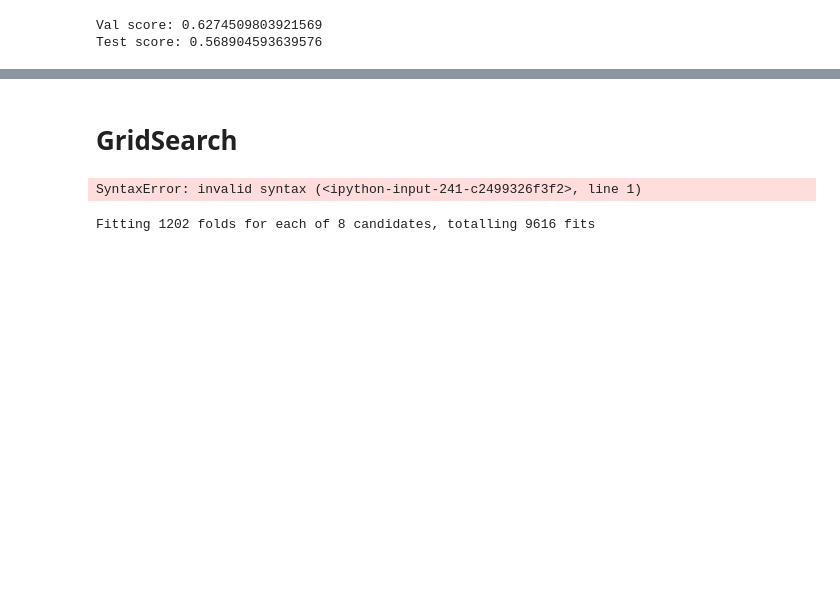
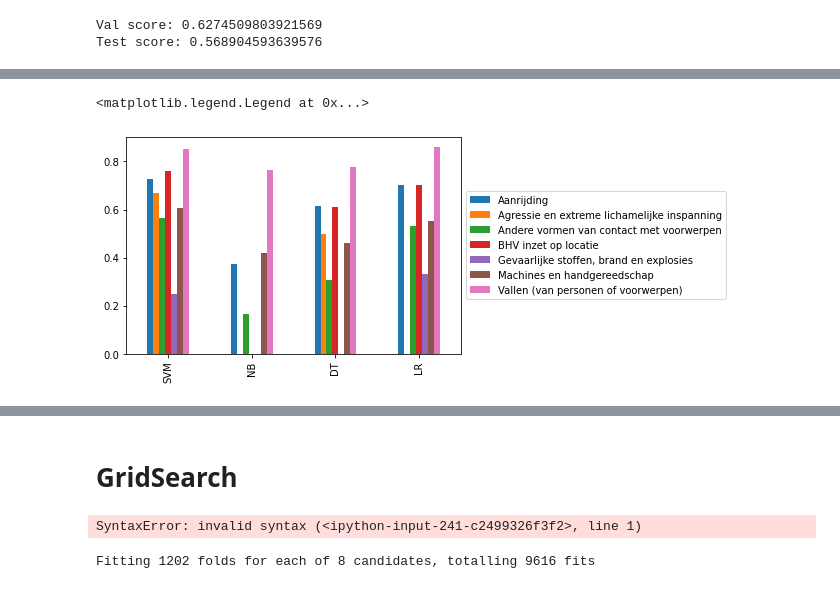
Before and after one commit to bryonie/Multi-Class-Text-Classification, a Jupyter notebook: Fix_Gridcearch.ipynb, the cells around one changed output, grey strips where cells are left out. Saved outputs shown, nothing was run; the diff lists cells and outputs as text; code cells hidden in the pictures; blank space fills up the shorter version.

```diff
--- a/Fix_Gridcearch.ipynb
+++ b/Fix_Gridcearch.ipynb
@@ -535,7 +579,7 @@ DecisionTreeClassifier(ccp_alpha=0.0, class_weight=None, criterion='entropy',
 # %%
 DT_cl.score(val_x, val_y)
-preds = DT_cl.predict(val_x)
-print("Recall:" + recall_score(preds, val_y, average='macro').astype(str))
-print("Precision:" + precision_score(preds, val_y, average='macro').astype(str))
-print("F1:" + f1_score(preds, val_y, average='macro').astype(str))
+DTpreds = DT_cl.predict(val_x)
+print("Recall:" + recall_score(DTpreds, val_y, average='macro').astype(str))
+print("Precision:" + precision_score(DTpreds, val_y, average='macro').astype(str))
+print("F1:" + f1_score(DTpreds, val_y, average='macro').astype(str))
 # %% [output]
@@ -550,0 +597,20 @@ Test score: 0.568904593639576
+# %%
+nSVM_class_rep = classification_report(val_y, SVMpreds, output_dict=True)
+# print(nSVM_class_rep)
+nSVM_class_repDF = pd.DataFrame(nSVM_class_rep).transpose()
+nSVM_class_repDF["f1-score"][0:7]
+
+nLR_class_rep = classification_report(val_y, LRpreds, output_dict=True)
+# print(nLR_class_rep)
+nLR_class_repDF = pd.DataFrame(nLR_class_rep).transpose()
+nLR_class_repDF["f1-score"][0:7]
+
+nNB_class_rep = classification_report(val_y, NBpreds, output_dict=True)
+# print(nSVM_class_rep)
+nNB_class_repDF = pd.DataFrame(nNB_class_rep).transpose()
+nNB_class_repDF["f1-score"][0:7]
+
+nDT_class_rep = classification_report(val_y, DTpreds, output_dict=True)
+# print(nSVM_class_rep)
+nDT_class_repDF = pd.DataFrame(nDT_class_rep).transpose()
+nDT_class_repDF["f1-score"][0:7]
@@ -550,0 +641,14 @@ Test score: 0.568904593639576
+# %%
+modelRepDict = {
+    "SVM": nSVM_class_repDF["f1-score"][0:7],
+    "NB": nNB_class_repDF["f1-score"][0:7],
+    "DT": nDT_class_repDF["f1-score"][0:7],
+    "LR": nLR_class_repDF["f1-score"][0:7]
+}
+# %%
+modelRepDF = pd.DataFrame(modelRepDict).transpose()
+# %%
+modelRepDF.plot.bar().legend(loc='center left',bbox_to_anchor=(1.0, 0.5))
+# %% [output]
+<matplotlib.legend.Legend at 0x...>
+[figure, added]
```
Also changed, not shown: parts of 24 cells of this notebook.
